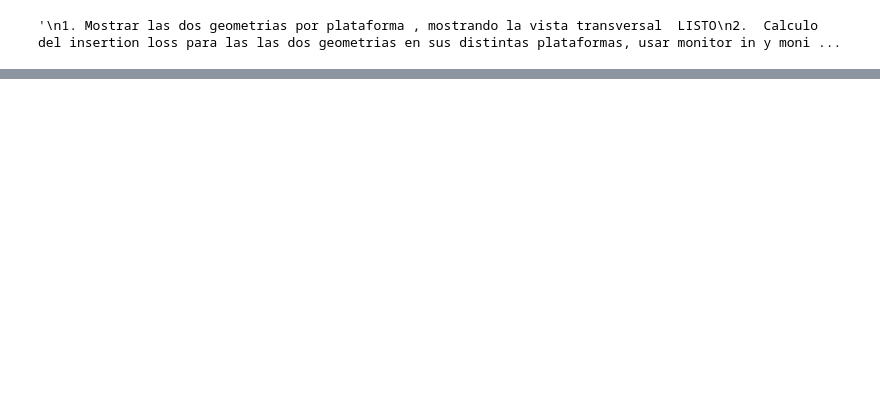
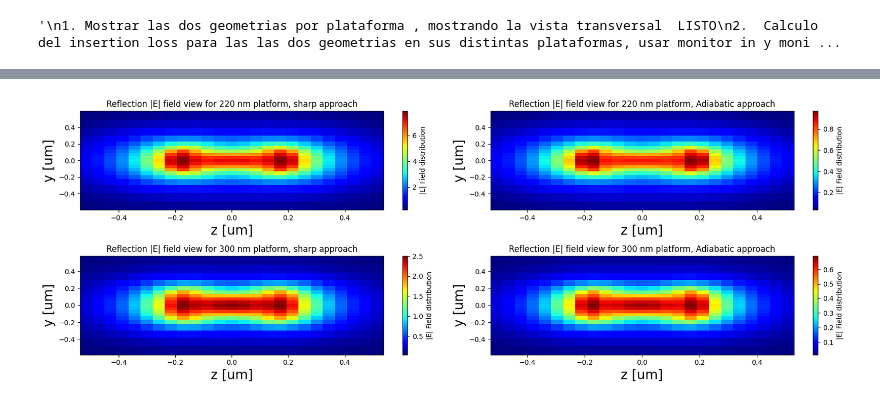
Before and after one commit to Juanes2001/GDS_py_TDY_venv, a Jupyter notebook: notebooks/Hom2_point4.ipynb, the cells around one changed output, grey strips where cells are left out. Cells and saved outputs as stored; diff of their text form; code cells hidden in the pictures; blank space fills up the shorter version.

```diff
--- a/notebooks/Hom2_point4.ipynb
+++ b/notebooks/Hom2_point4.ipynb
@@ -468,0 +492,41 @@ plt.show()
+# %%
+fig5, axes5 = plt.subplots(2, 2, figsize=(17, 6))
+
+gds_points = 2
+
+wv_fixed = 24  # a 1550 nm
+Losses_220 = np.zeros(gds_points)
+Losses_300 = np.zeros(gds_points)
+
+for thick_idx in range(2):
+    for gds_idx in range(gds_points):
+
+        Ex_L = Reflect[thick_idx][gds_idx].Ex.abs.isel(f = 24).squeeze() ## A 1550 nm
+        Ey_L = Reflect[thick_idx][gds_idx].Ey.abs.isel(f = 24).squeeze()
+        Ez_L = Reflect[thick_idx][gds_idx].Ez.abs.isel(f = 24).squeeze()
+        E_L = np.sqrt(np.abs(Ex_L)**2 + np.abs(Ey_L)**2 + np.abs(Ez_L)**2)
+
+        x_L = Ex_L.coords['y'].values
+        y_L = Ex_L.coords['z'].values
+
+        im = axes5[thick_idx][gds_idx].pcolormesh(
+            x_L,
+            y_L,
+            E_L.T,
+            shading='auto',
+            cmap='jet'
+        )
+
+        axes5[thick_idx][gds_idx].set_xlabel("z [um]", fontsize=19)
+        axes5[thick_idx][gds_idx].set_ylabel("y [um]", fontsize=19)
+        if gds_idx == 0:
+            axes5[thick_idx][gds_idx].set_title(f"Reflection |E| field view for {[220,300][thick_idx]} nm platform, sharp approach")
+        else:
+            axes5[thick_idx][gds_idx].set_title(f"Reflection |E| field view for {[220,300][thick_idx]} nm platform, Adiabatic approach")
+        plt.colorbar(im, ax=axes5[thick_idx][gds_idx]).set_label("|E| Field distribution")
+
+
+plt.tight_layout()
+plt.show()
+# %% [output]
+[figure, added]
```
Also changed, not shown: parts of 4 cells of this notebook.
